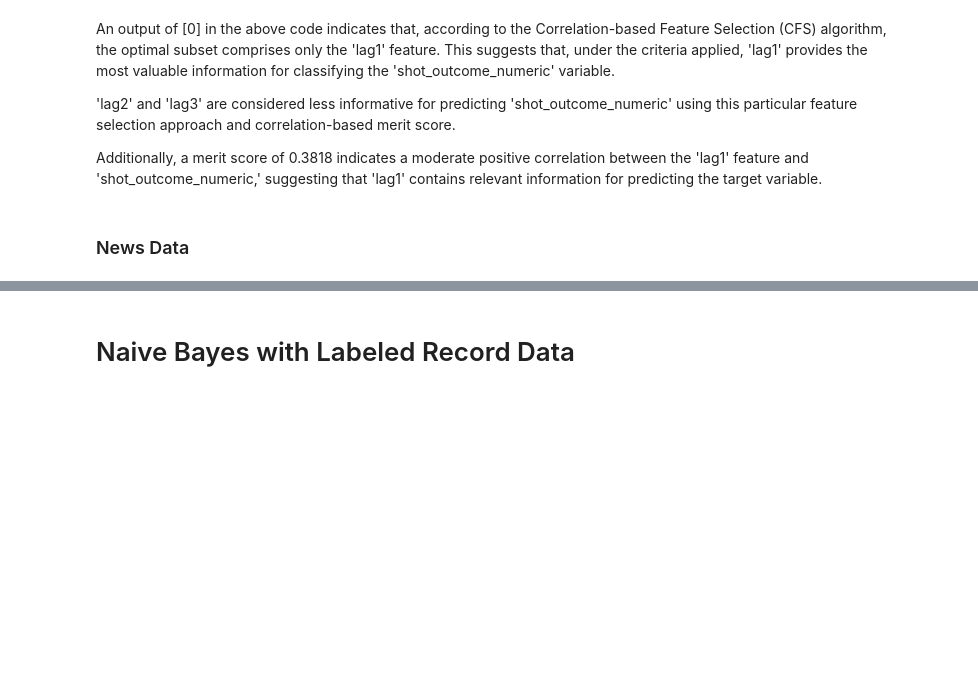
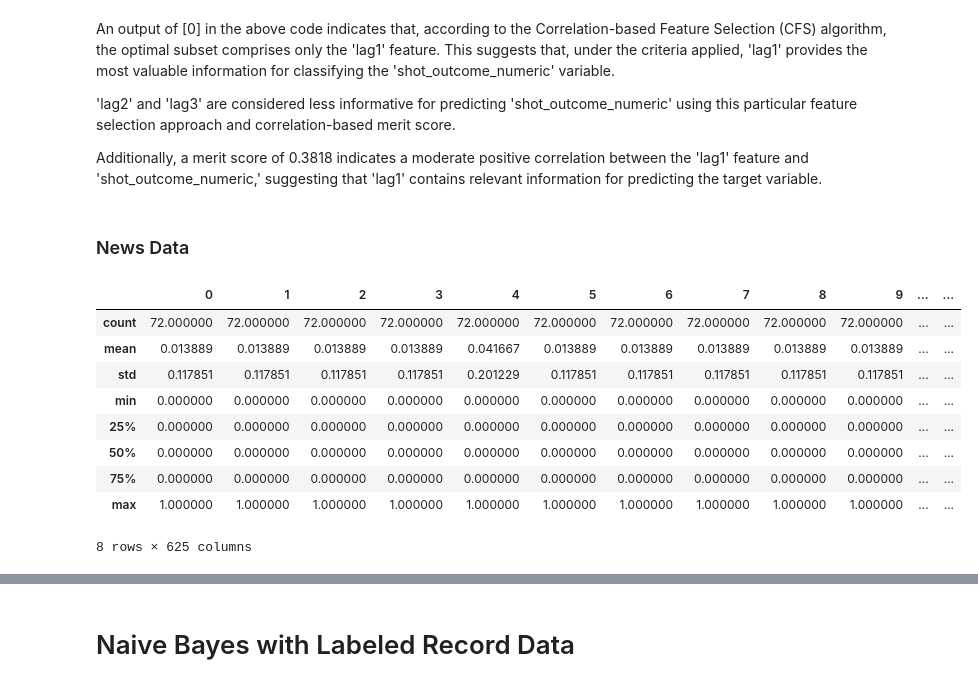
Before and after one commit to anly501/dsan-5000-project-wmcgloin, a Jupyter notebook: website/naive_bayes.ipynb, the cells around one changed output, grey strips where cells are left out. Drawn from its saved outputs; the diff is of its cells as text; code cells hidden in the pictures; blank space fills up the shorter version.

Commit message:
first draft of naive bayes page and some other minor changes

```diff
--- a/website/naive_bayes.ipynb
+++ b/website/naive_bayes.ipynb
@@ -123,0 +92,6 @@ sentiment_analysis.to_csv('sentiment.csv', index=False)
+# %%
+import pandas as pd
+import numpy as np
+from sklearn.model_selection import train_test_split
+
+newsapi = pd.read_csv('./data/modified_data/news_api_naive.csv')
@@ -123,0 +107,15 @@ sentiment_analysis.to_csv('sentiment.csv', index=False)
+# %%
+# Make "Sentiment Label" a categorical variable
+newsapi['Sentiment Label'] = newsapi['Sentiment Label'].astype('category')
+
+# Remove rows with missing data
+newsapi.dropna(inplace=True)
+
+# Remove unnecessary columns
+newsapi = newsapi[['Sentiment Label', 'cleaned_text']]
+
+# Split the data into training, test, and validation subsets
+train_data, test_data = train_test_split(newsapi, test_size=0.2, random_state=42)
+train_data, val_data = train_test_split(train_data, test_size=0.1, random_state=42)
+
+train_data.head()
@@ -195,3 +201,38 @@ An output of [0] in the above code indicates that, according to the Correlation-
 Additionally, a merit score of 0.3818 indicates a moderate positive correlation between the 'lag1' feature and 'shot_outcome_numeric,' suggesting that 'lag1' contains relevant information for predicting the target variable.
 # %% [markdown]
 ### News Data
+# %%
+import numpy as np
+from sklearn.feature_extraction.text import CountVectorizer
+
+# Define your features (X) and target variable (y)
+X_train = train_data['cleaned_text'].tolist()
+y_train = train_data['Sentiment Label']
+# %%
+from sklearn.feature_extraction.text import CountVectorizer
+from sklearn.naive_bayes import MultinomialNB
+from sklearn.metrics import accuracy_score
+
+# Initialize the CountVectorizer
+vectorizer = CountVectorizer()
+
+# Fit and transform the text data
+X_train_vectorized = vectorizer.fit_transform(X_train)
+
+# Convert text data to numerical features using CountVectorizer
+vectorizer = CountVectorizer()
+X_train_vectorized = vectorizer.fit_transform(X_train)
+
+df = pd.DataFrame(X_train_vectorized.toarray())
+df.describe()
+# %% [output]
+|  | 0 | 1 | 2 | 3 | 4 | 5 | 6 | 7 | 8 | 9 | ... | ... |
+| count | 72.000000 | 72.000000 | 72.000000 | 72.000000 | 72.000000 | 72.000000 | 72.000000 | 72.000000 | 72.000000 | 72.000000 | ... | ... |
+| mean | 0.013889 | 0.013889 | 0.013889 | 0.013889 | 0.041667 | 0.013889 | 0.013889 | 0.013889 | 0.013889 | 0.013889 | ... | ... |
+| std | 0.117851 | 0.117851 | 0.117851 | 0.117851 | 0.201229 | 0.117851 | 0.117851 | 0.117851 | 0.117851 | 0.117851 | ... | ... |
+| min | 0.000000 | 0.000000 | 0.000000 | 0.000000 | 0.000000 | 0.000000 | 0.000000 | 0.000000 | 0.000000 | 0.000000 | ... | ... |
+| 25% | 0.000000 | 0.000000 | 0.000000 | 0.000000 | 0.000000 | 0.000000 | 0.000000 | 0.000000 | 0.000000 | 0.000000 | ... | ... |
+| 50% | 0.000000 | 0.000000 | 0.000000 | 0.000000 | 0.000000 | 0.000000 | 0.000000 | 0.000000 | 0.000000 | 0.000000 | ... | ... |
+| 75% | 0.000000 | 0.000000 | 0.000000 | 0.000000 | 0.000000 | 0.000000 | 0.000000 | 0.000000 | 0.000000 | 0.000000 | ... | ... |
+| max | 1.000000 | 1.000000 | 1.000000 | 1.000000 | 1.000000 | 1.000000 | 1.000000 | 1.000000 | 1.000000 | 1.000000 | ... | ... |
+8 rows × 625 columns
```
Also changed, not shown: parts of 18 cells of this notebook, 2 other files.
